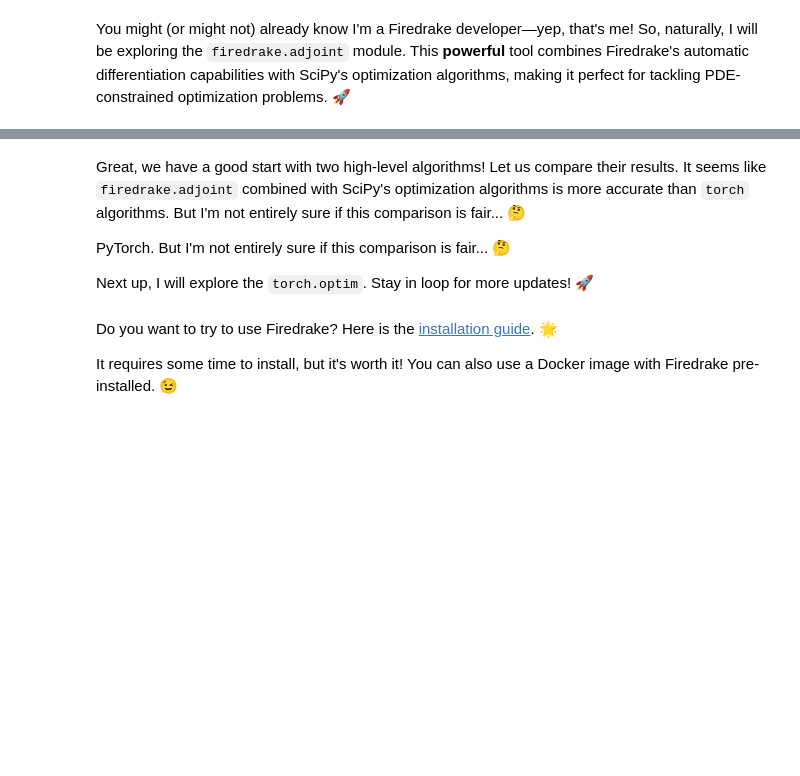
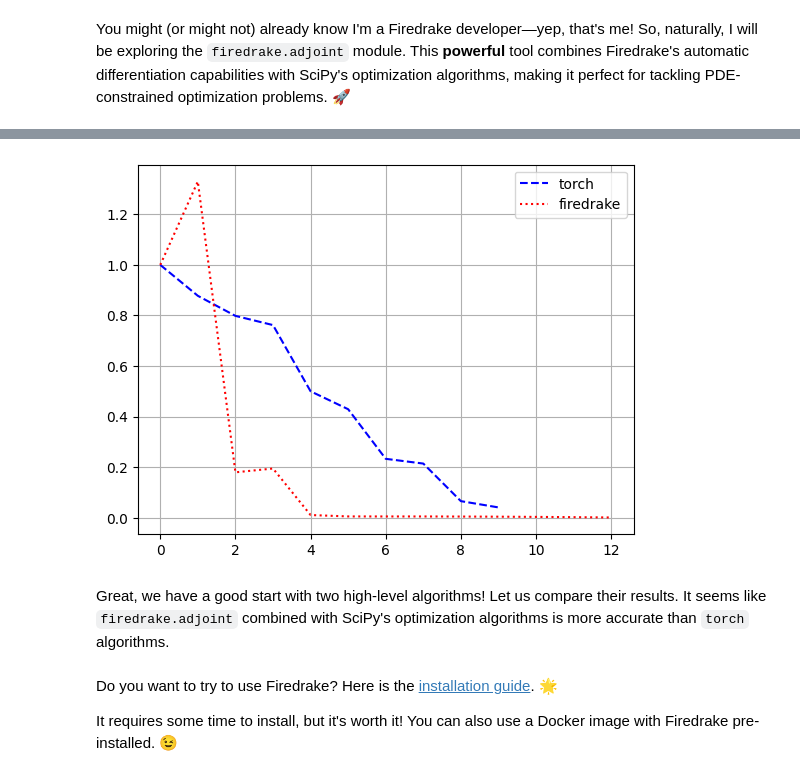
Before and after one commit to Ig-dolci/FridayAfternoonMath, a Jupyter notebook: rosenbrock_optimisation.ipynb, the cells around one changed output, grey strips where cells are left out. Saved outputs shown, nothing was run; the diff lists cells and outputs as text; code cells hidden in the pictures; blank space fills up the shorter version.

```diff
--- a/rosenbrock_optimisation.ipynb
+++ b/rosenbrock_optimisation.ipynb
@@ -35,8 +63,10 @@ from torch import optim
 def rosenbrock(x):
     return (1 - x[0])**2 + 100*(x[1] - x[0]**2)**2
 
-a = torch.tensor([0., 0., 0.]) + torch.rand(3)
-a_init = [float(a[0]), float(a[1]), float(a[2])]
+# produce a list of random numbers
+list_of_random_numbers =[torch.tensor([0., 0., 0.]) + torch.rand(3) for i in range(100)]
+a =[float(list_of_random_numbers[i][0]) for i in range(100)]
+a_init = [[float(a0[0]), float(a0[1]), float(a0[2])] for a0 in list_of_random_numbers]
 a.requires_grad_()
 loss = partial(rosenbrock, a)
 
@@ -46,12 +76,10 @@ def print_iter(i, a, loss):
 
 
 opt = optim.LBFGS([a], line_search_fn='strong_wolfe')
-print_iter(0, a, loss())
-torch_loss_interation = []
-for i in range(24):
+functional_torch = []
+for i in range(iterations):
     opt.zero_grad()
     loss().backward()
     opt.step(loss)
-    torch_loss_interation.append(loss())
-    print_iter(i+1, a, loss())
+    functional_torch.append(float(loss()))
 # %% [output]
@@ -98,7 +111,9 @@ def test_optimisation_constant_control():
     J = assemble(f * dx(domain=mesh))
     rf = ReducedFunctional(J, c)
     # minimize is a method from pyadjoint.optimization
-    result = minimize(rf, method="L-BFGS-B", options={"disp": True, "maxiter": 20})
-    return [float(result[i]) for i in range(n)]
-result = test_optimisation_constant_control()
+    result, functional = minimize(rf, method="L-BFGS-B", options={"functional_history": True,
+                                                                  "maxiter": iterations})
+    return [float(result[i]) for i in range(n)], functional
+result, functional_firedrake = test_optimisation_constant_control()
+get_working_tape().clear_tape()
 # %% [output]
@@ -146,9 +128,19 @@ torch result [0.8877875208854675, 0.7748910784721375, 0.3031386137008667]
+# %%
+from matplotlib import pyplot as plt
+iterations = range(len(functional_torch))
+# Normalise the functional values
+functional_torch = [x / functional_torch[0] for x in functional_torch]
+functional_firedrake = [x / functional_firedrake[0] for x in functional_firedrake]
+plt.plot(iterations, functional_torch, label='torch', linestyle='dashed', color='blue')
+iterations = range(len(functional_firedrake))
+plt.plot(iterations, functional_firedrake, label='firedrake', linestyle='dotted', color='red')
+plt.legend()
+plt.grid()
+plt.show()
+# %% [output]
+[figure, added]
 # %% [markdown]
-Great, we have a good start with two high-level algorithms! Let us compare their results. It seems like `firedrake.adjoint` combined with SciPy's optimization algorithms is more accurate than `torch` algorithms. But I'm not entirely sure if this comparison is fair... 🤔
-
- PyTorch. But I'm not entirely sure if this comparison is fair... 🤔
-
-Next up, I will explore the `torch.optim`. Stay in loop for more updates! 🚀
+Great, we have a good start with two high-level algorithms! Let us compare their results. It seems like `firedrake.adjoint` combined with SciPy's optimization algorithms is more accurate than `torch` algorithms.
 # %% [markdown]
 Do you want to try to use Firedrake? Here is the [installation guide](https://www.firedrakeproject.org/download.html). 🌟
 
```
Also changed, not shown: parts of 5 cells of this notebook.
